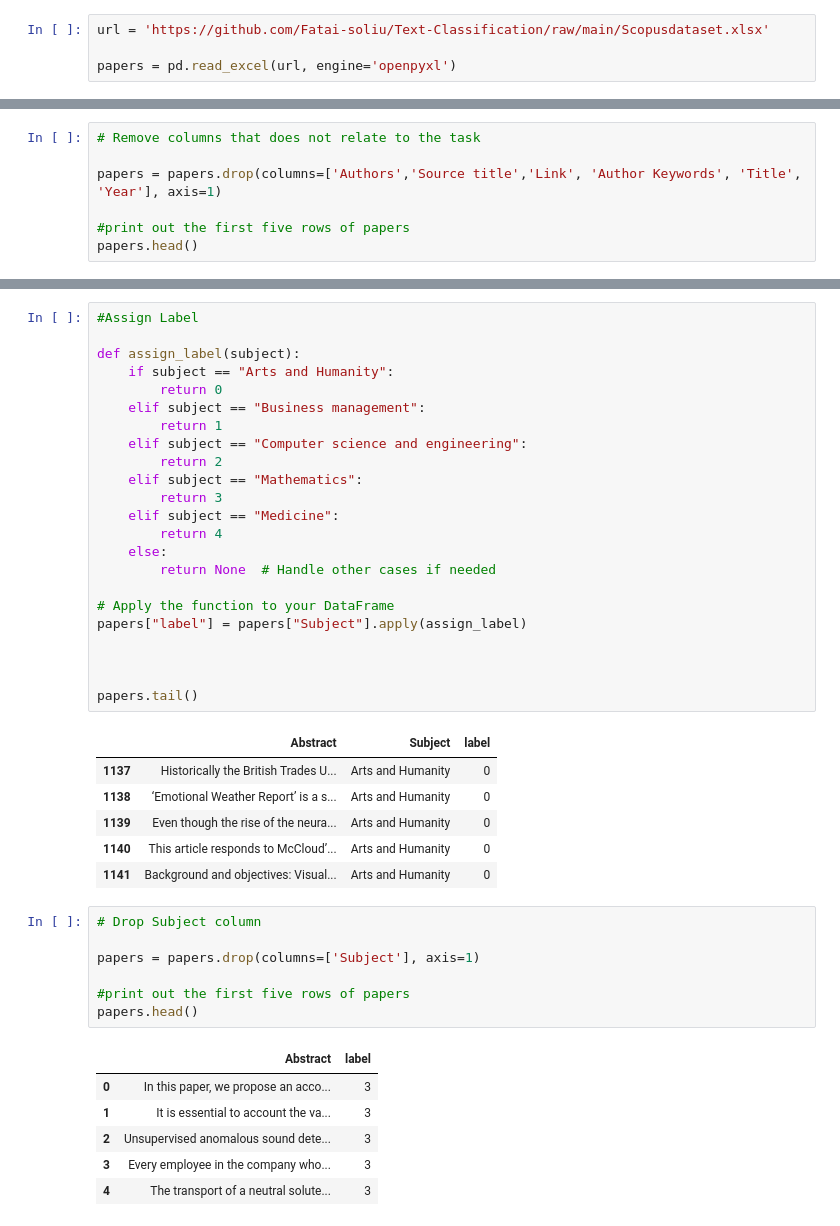
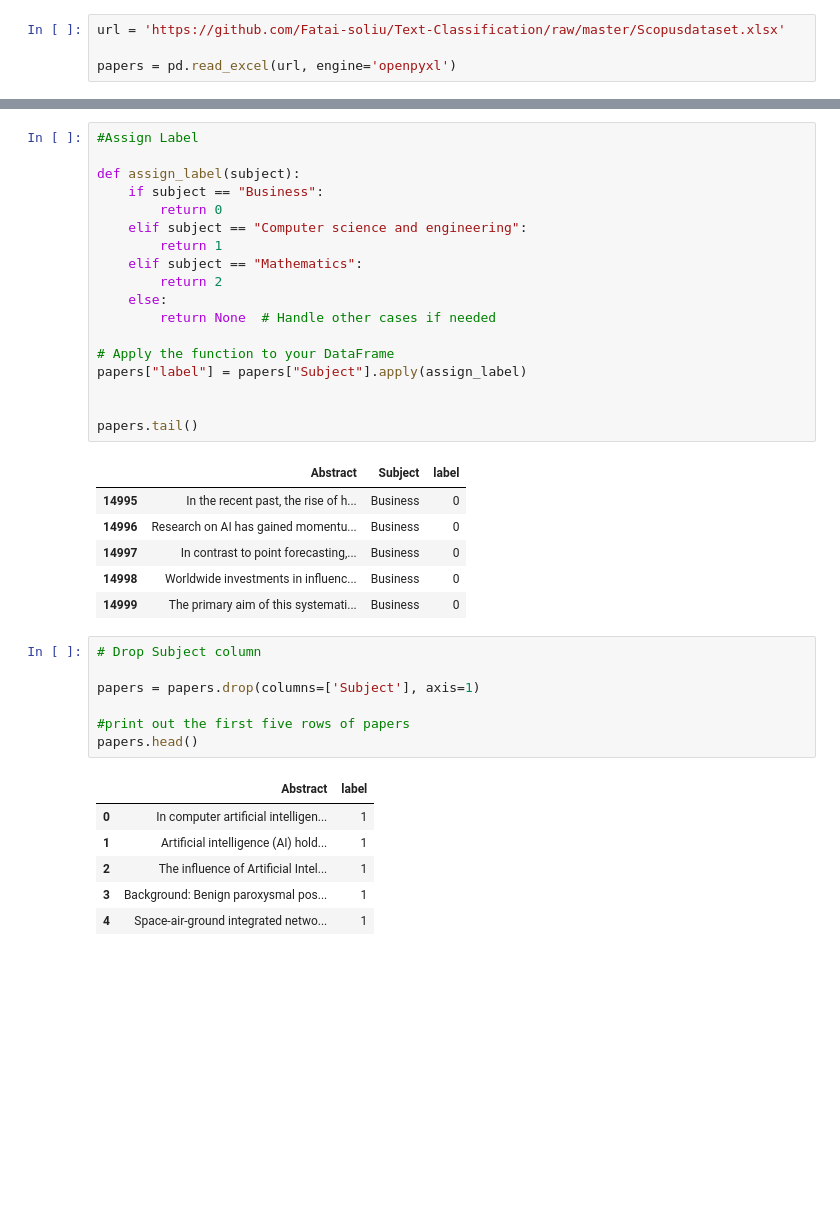
Before and after one commit to Fatai-soliu/Text-Classification, a Jupyter notebook: Soliu_Fatai_Text_Classification.ipynb, the cells around one changed output, grey strips where cells are left out. Cells and saved outputs as stored; diff of their text form; blank space fills up the shorter version.

```diff
--- a/Soliu_Fatai_Text_Classification.ipynb
+++ b/Soliu_Fatai_Text_Classification.ipynb
@@ -19,7 +20,7 @@ Eager mode:  True
 Hub version:  0.16.1
 GPU is NOT AVAILABLE
 # %%
-url = 'https://github.com/Fatai-soliu/Text-Classification/raw/main/Scopusdataset.xlsx'
+url = 'https://github.com/Fatai-soliu/Text-Classification/raw/master/Scopusdataset.xlsx'
 
 papers = pd.read_excel(url, engine='openpyxl')
 # %%
@@ -36,7 +36,0 @@ papers.head()
-# %%
-# Remove columns that does not relate to the task
-
-papers = papers.drop(columns=['Authors','Source title','Link', 'Author Keywords', 'Title', 'Year'], axis=1)
-
-#print out the first five rows of papers
-papers.head()
@@ -50,33 +37,28 @@ papers.head()
 # %%
 #Assign Label
 
 def assign_label(subject):
-    if subject == "Arts and Humanity":
+    if subject == "Business":
         return 0
-    elif subject == "Business management":
+    elif subject == "Computer science and engineering":
         return 1
-    elif subject == "Computer science and engineering":
+    elif subject == "Mathematics":
         return 2
-    elif subject == "Mathematics":
-        return 3
-    elif subject == "Medicine":
-        return 4
     else:
         return None  # Handle other cases if needed
 
 # Apply the function to your DataFrame
 papers["label"] = papers["Subject"].apply(assign_label)
 
 
-
 papers.tail()
 # %% [output]
 |  | Abstract | Subject | label |
-| 1137 | Historically the British Trades U... | Arts and Humanity | 0 |
-| 1138 | ‘Emotional Weather Report’ is a s... | Arts and Humanity | 0 |
-| 1139 | Even though the rise of the neura... | Arts and Humanity | 0 |
-| 1140 | This article responds to McCloud’... | Arts and Humanity | 0 |
-| 1141 | Background and objectives: Visual... | Arts and Humanity | 0 |
+| 14995 | In the recent past, the rise of h... | Business | 0 |
+| 14996 | Research on AI has gained momentu... | Business | 0 |
+| 14997 | In contrast to point forecasting,... | Business | 0 |
+| 14998 | Worldwide investments in influenc... | Business | 0 |
+| 14999 | The primary aim of this systemati... | Business | 0 |
 # %%
 # Drop Subject column
 
@@ -86,11 +68,11 @@ papers = papers.drop(columns=['Subject'], axis=1)
 papers.head()
 # %% [output]
 |  | Abstract | label |
-| 0 | In this paper, we propose an acco... | 3 |
-| 1 | It is essential to account the va... | 3 |
-| 2 | Unsupervised anomalous sound dete... | 3 |
-| 3 | Every employee in the company who... | 3 |
-| 4 | The transport of a neutral solute... | 3 |
+| 0 | In computer artificial intelligen... | 1 |
+| 1 | Artificial intelligence (AI) hold... | 1 |
+| 2 | The influence of Artificial Intel... | 1 |
+| 3 | Background: Benign paroxysmal pos... | 1 |
+| 4 | Space-air-ground integrated netwo... | 1 |
 # %%
 # Check if there is any missing data
 
```
Also changed, not shown: parts of 32 cells of this notebook.
